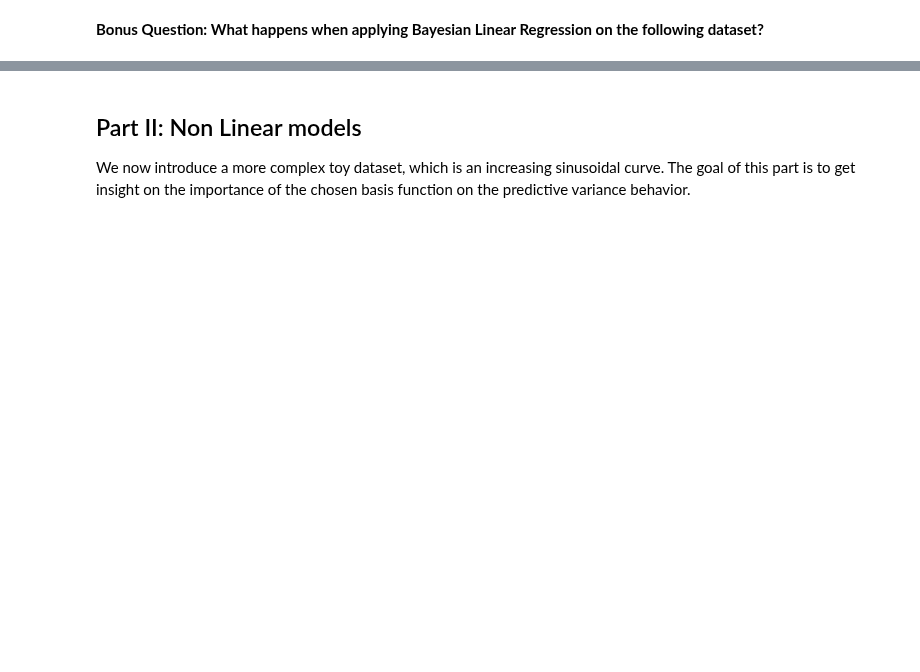
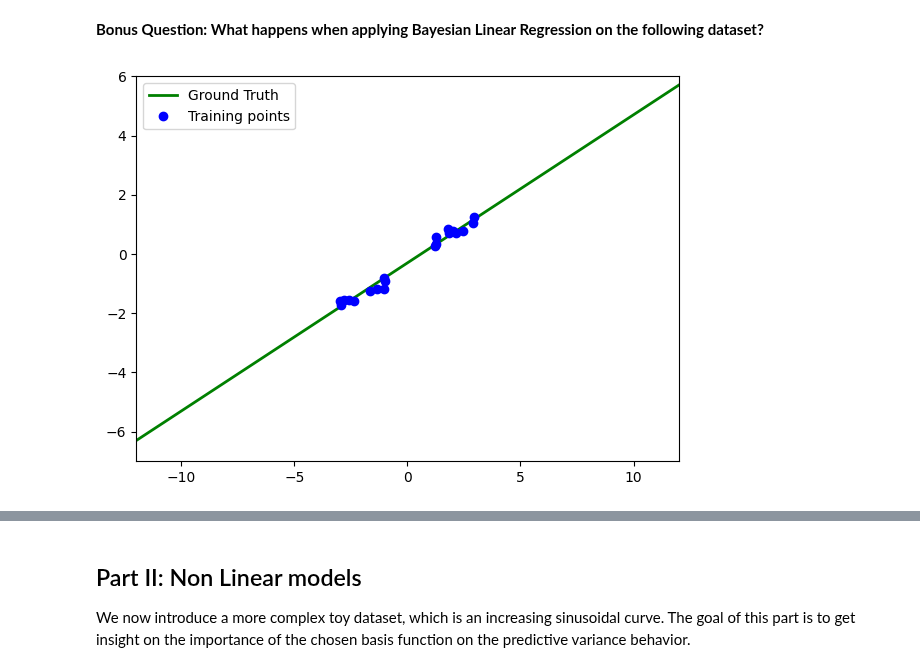
Before and after one commit to CharlesAttend/M2-DAC, a Jupyter notebook: RDFIA/TME/Section3/3_a_Bayesian_Linear_Regression.ipynb, the cells around one changed output, grey strips where cells are left out. Saved outputs shown, nothing was run; the diff lists cells and outputs as text; code cells hidden in the pictures; blank space fills up the shorter version.

```diff
--- a/RDFIA/TME/Section3/3_a_Bayesian_Linear_Regression.ipynb
+++ b/RDFIA/TME/Section3/3_a_Bayesian_Linear_Regression.ipynb
@@ -204,22 +376,38 @@ f_pred = closed_form(phi_linear, dataset_linear['X_train'], dataset_linear['y_tr
 # %%
 # Create training and test points
 sigma = 0.2
 dataset_hole = {}
-dataset_hole['X_train'] = np.concatenate(([np.random.uniform(-3, -1, 10), np.random.uniform(1, 3, 10)]), axis=0)
-dataset_hole['y_train'] = f_linear(dataset_hole['X_train'], noise_amount=1,sigma=sigma)
-dataset_hole['X_test'] = np.linspace(-12,12, 100)
-dataset_hole['y_test'] = f_linear(dataset_hole['X_test'], noise_amount=0,sigma=sigma)
-dataset_hole['ALPHA'] = 2.0
-dataset_hole['BETA'] = 1/(2.0*sigma**2)
+dataset_hole["X_train"] = np.concatenate(
+    ([np.random.uniform(-3, -1, 10), np.random.uniform(1, 3, 10)]), axis=0
+)
+dataset_hole["y_train"] = f_linear(dataset_hole["X_train"], noise_amount=1, sigma=sigma)
+dataset_hole["X_test"] = np.linspace(-12, 12, 100)
+dataset_hole["y_test"] = f_linear(dataset_hole["X_test"], noise_amount=0, sigma=sigma)
+dataset_hole["ALPHA"] = 2.0
+dataset_hole["BETA"] = 1 / (2.0 * sigma**2)
 
 # Plot dataset
-plt.figure(figsize=(7,5))
-plt.xlim(xmin =-12, xmax = 12)
-plt.ylim(ymin = -7, ymax = 6)
-plt.plot(dataset_hole['X_test'], dataset_hole['y_test'], color='green', linewidth=2, label="Ground Truth")
-plt.plot(dataset_hole['X_train'], dataset_hole['y_train'], 'o', color='blue', label='Training points')
+plt.figure(figsize=(7, 5))
+plt.xlim(xmin=-12, xmax=12)
+plt.ylim(ymin=-7, ymax=6)
+plt.plot(
+    dataset_hole["X_test"],
+    dataset_hole["y_test"],
+    color="green",
+    linewidth=2,
+    label="Ground Truth",
+)
+plt.plot(
+    dataset_hole["X_train"],
+    dataset_hole["y_train"],
+    "o",
+    color="blue",
+    label="Training points",
+)
 plt.legend()
 plt.show()
+# %% [output]
+[figure, added]
 # %%
 # TO DO: Define f_pred, predict on test points and plot results
 
```
Also changed, not shown: parts of 25 cells of this notebook, 5 other files.
